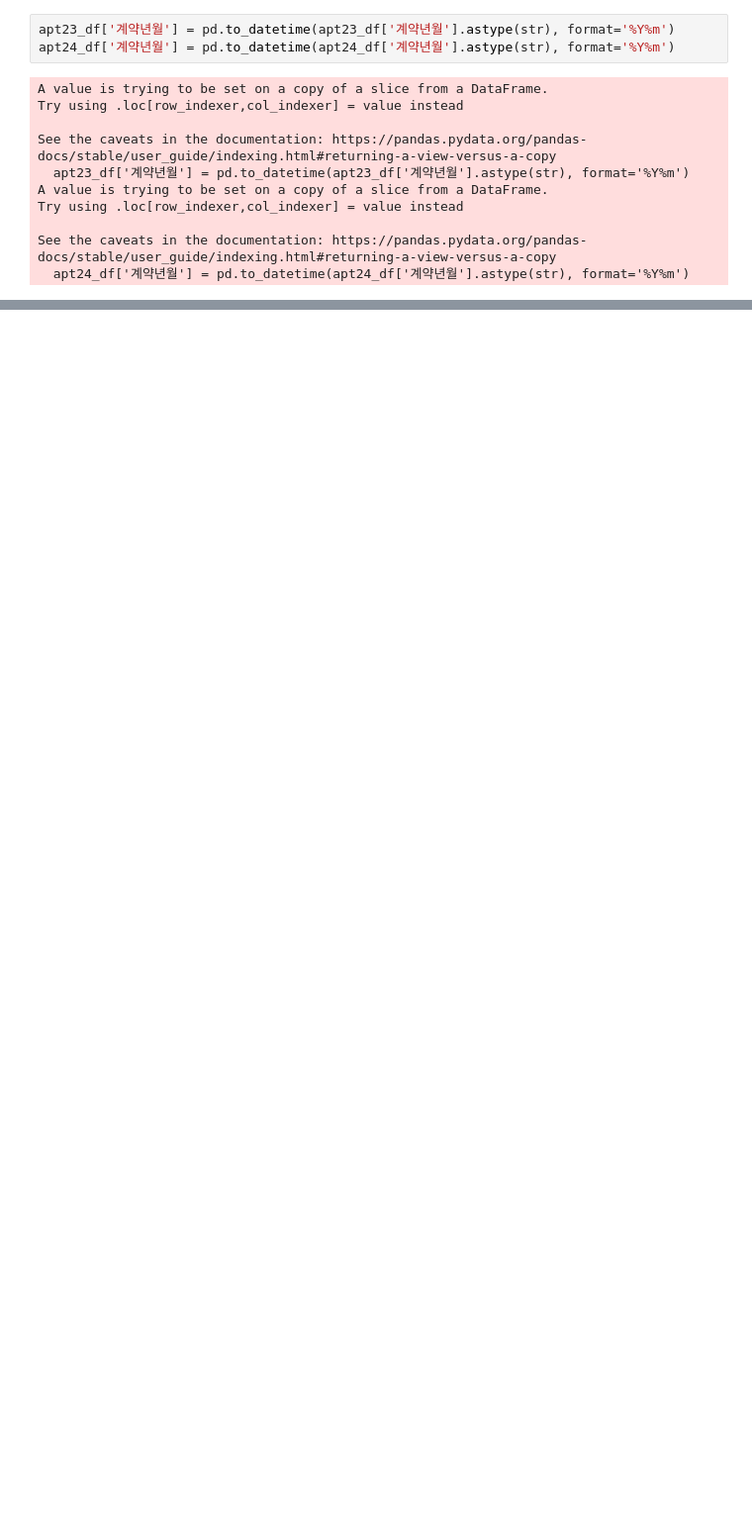
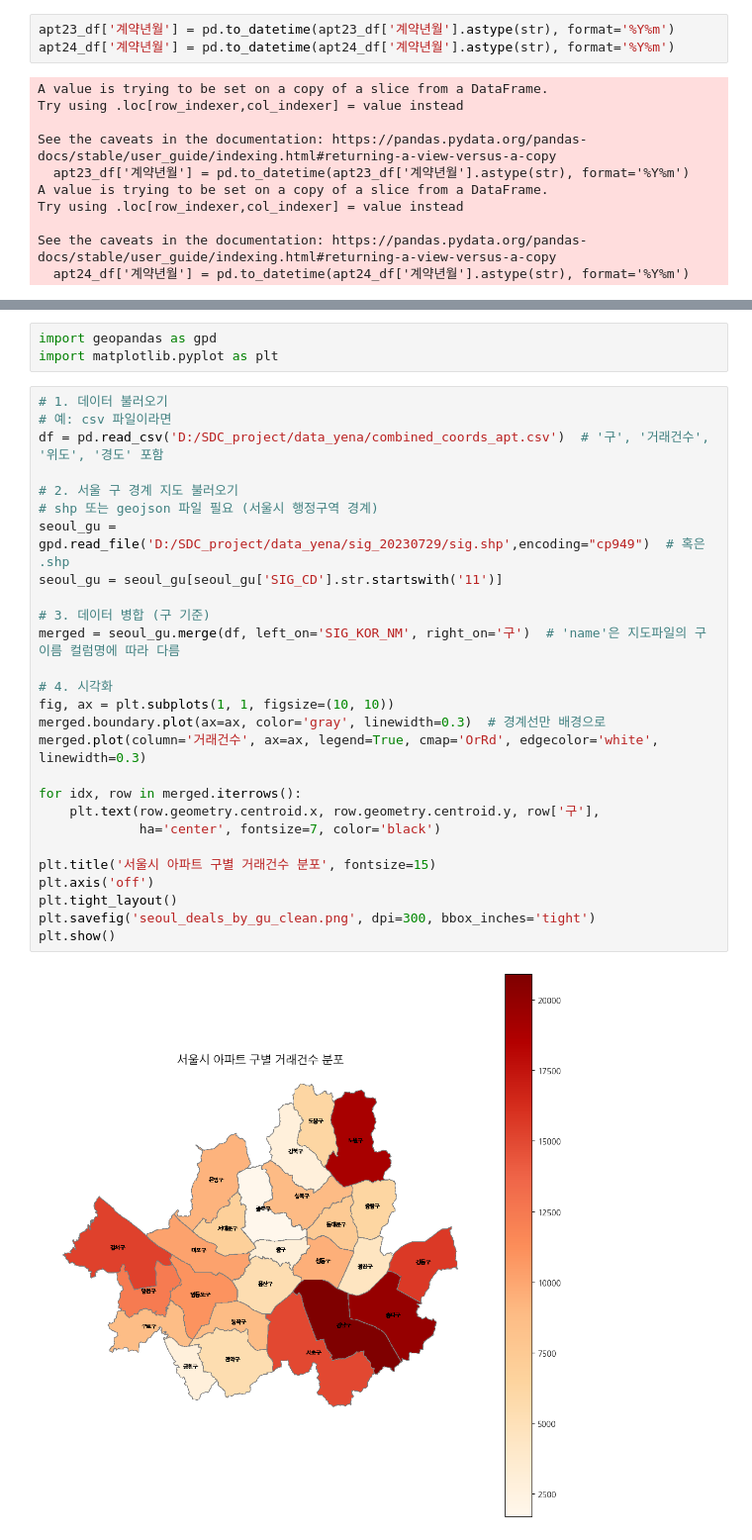
Before and after one commit to skqkrl/SDC_project, a Jupyter notebook: yena.ipynb, the cells around one changed output, grey strips where cells are left out. Shown at 99% size. Saved outputs shown, nothing was run; the diff lists cells and outputs as text; blank space fills up the shorter version.

```diff
--- a/yena.ipynb
+++ b/yena.ipynb
@@ -467,0 +258,32 @@ Text(0.5, 1.0, '22년도 아파트 전세 거래 상위 지역')
+# %%
+import geopandas as gpd
+import matplotlib.pyplot as plt
+# %%
+# 1. 데이터 불러오기
+# 예: csv 파일이라면
+df = pd.read_csv('D:/SDC_project/data_yena/combined_coords_apt.csv')  # '구', '거래건수', '위도', '경도' 포함
+
+# 2. 서울 구 경계 지도 불러오기
+# shp 또는 geojson 파일 필요 (서울시 행정구역 경계)
+seoul_gu = gpd.read_file('D:/SDC_project/data_yena/sig_20230729/sig.shp',encoding="cp949")  # 혹은 .shp
+seoul_gu = seoul_gu[seoul_gu['SIG_CD'].str.startswith('11')]
+
+# 3. 데이터 병합 (구 기준)
+merged = seoul_gu.merge(df, left_on='SIG_KOR_NM', right_on='구')  # 'name'은 지도파일의 구 이름 컬럼명에 따라 다름
+
+# 4. 시각화
+fig, ax = plt.subplots(1, 1, figsize=(10, 10))
+merged.boundary.plot(ax=ax, color='gray', linewidth=0.3)  # 경계선만 배경으로
+merged.plot(column='거래건수', ax=ax, legend=True, cmap='OrRd', edgecolor='white', linewidth=0.3)
+
+for idx, row in merged.iterrows():
+    plt.text(row.geometry.centroid.x, row.geometry.centroid.y, row['구'],
+             ha='center', fontsize=7, color='black')
+
+plt.title('서울시 아파트 구별 거래건수 분포', fontsize=15)
+plt.axis('off')
+plt.tight_layout()
+plt.savefig('seoul_deals_by_gu_clean.png', dpi=300, bbox_inches='tight')
+plt.show()
+# %% [output]
+[figure, added]
```
Also changed, not shown: parts of 56 cells of this notebook, 8 other files.
